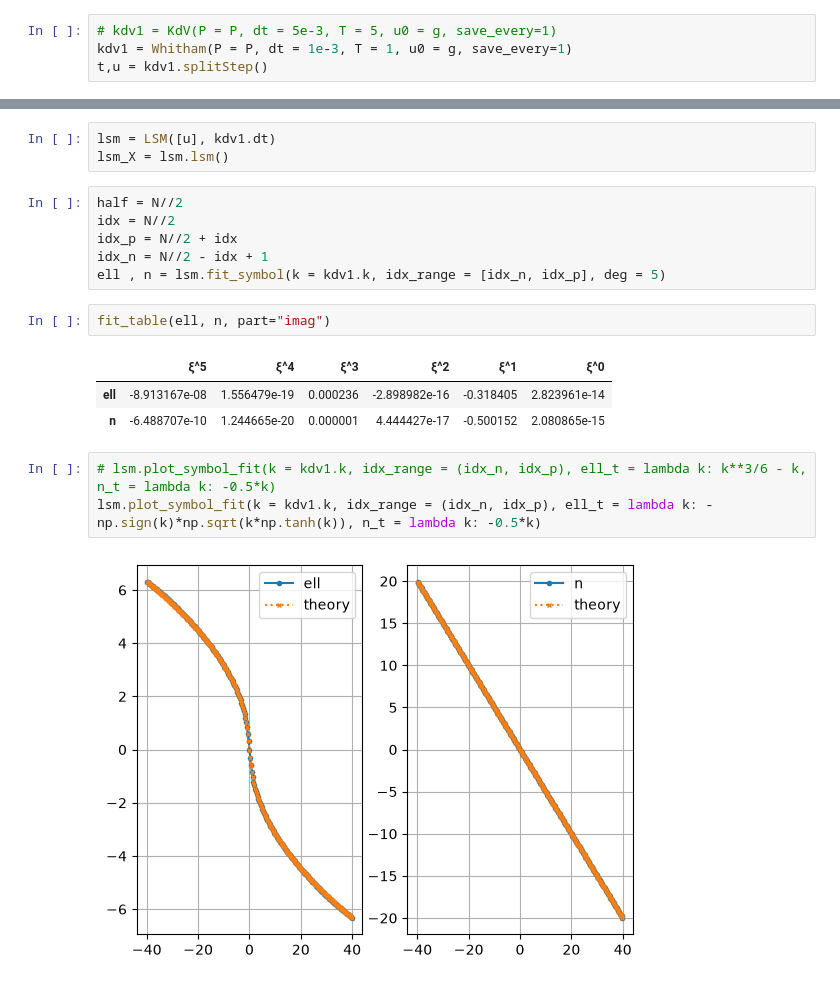
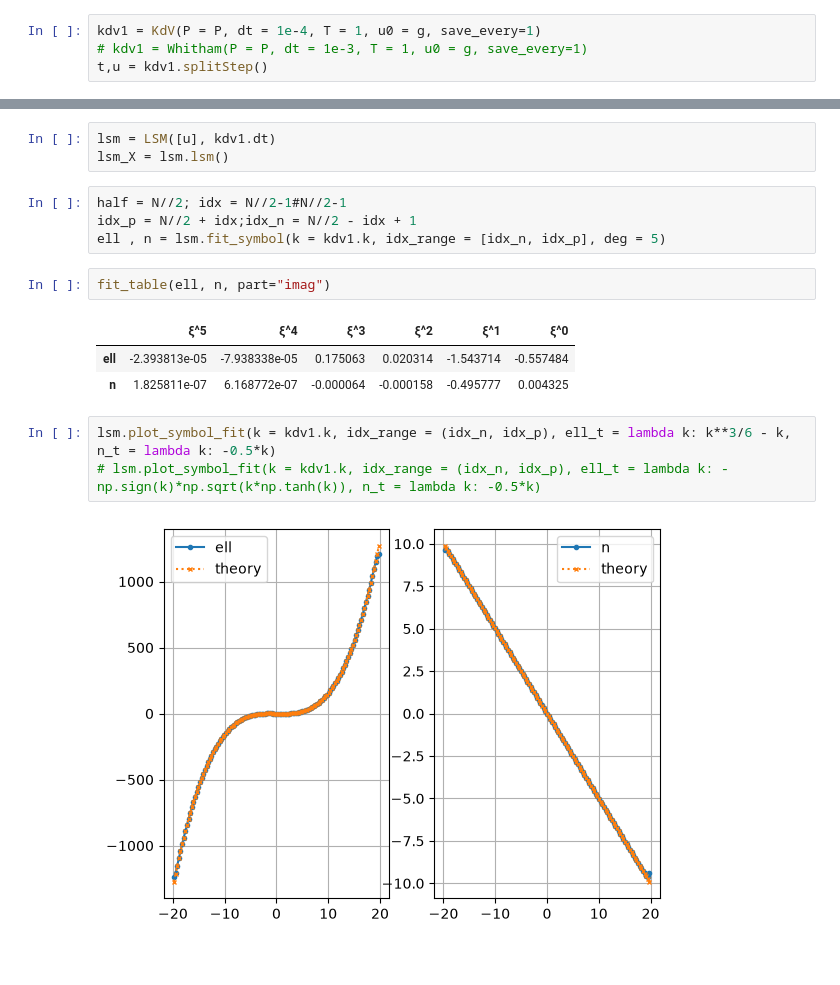
Before and after one commit to DeltaSG/Prosjekt_Master, a Jupyter notebook: Code/SpectralMethods/notebooks/gaussian.ipynb, the cells around one changed output, grey strips where cells are left out. Drawn from its saved outputs; the diff is of its cells as text.

```diff
--- a/Code/SpectralMethods/notebooks/gaussian.ipynb
+++ b/Code/SpectralMethods/notebooks/gaussian.ipynb
@@ -24,8 +26,8 @@ g = np.exp(-x**2)
 # %%
 # plt.plot(x, g);
 # %%
-# kdv1 = KdV(P = P, dt = 5e-3, T = 5, u0 = g, save_every=1)
-kdv1 = Whitham(P = P, dt = 1e-3, T = 1, u0 = g, save_every=1)
+kdv1 = KdV(P = P, dt = 1e-4, T = 1, u0 = g, save_every=1)
+# kdv1 = Whitham(P = P, dt = 1e-3, T = 1, u0 = g, save_every=1)
 t,u = kdv1.splitStep()
 # %%
 # animate_solution_nb(x, u)
@@ -33,19 +35,17 @@ t,u = kdv1.splitStep()
 lsm = LSM([u], kdv1.dt)
 lsm_X = lsm.lsm()
 # %%
-half = N//2
-idx = N//2
-idx_p = N//2 + idx
-idx_n = N//2 - idx + 1
+half = N//2; idx = N//2-1#N//2-1
+idx_p = N//2 + idx;idx_n = N//2 - idx + 1
 ell , n = lsm.fit_symbol(k = kdv1.k, idx_range = [idx_n, idx_p], deg = 5)
 # %%
 fit_table(ell, n, part="imag")
 # %% [output]
 |  | ξ^5 | ξ^4 | ξ^3 | ξ^2 | ξ^1 | ξ^0 |
-| ell | -8.913167e-08 | 1.556479e-19 | 0.000236 | -2.898982e-16 | -0.318405 | 2.823961e-14 |
-| n | -6.488707e-10 | 1.244665e-20 | 0.000001 | 4.444427e-17 | -0.500152 | 2.080865e-15 |
+| ell | -2.393813e-05 | -7.938338e-05 | 0.175063 | 0.020314 | -1.543714 | -0.557484 |
+| n | 1.825811e-07 | 6.168772e-07 | -0.000064 | -0.000158 | -0.495777 | 0.004325 |
 # %%
-# lsm.plot_symbol_fit(k = kdv1.k, idx_range = (idx_n, idx_p), ell_t = lambda k: k**3/6 - k, n_t = lambda k: -0.5*k)
-lsm.plot_symbol_fit(k = kdv1.k, idx_range = (idx_n, idx_p), ell_t = lambda k: -np.sign(k)*np.sqrt(k*np.tanh(k)), n_t = lambda k: -0.5*k)
+lsm.plot_symbol_fit(k = kdv1.k, idx_range = (idx_n, idx_p), ell_t = lambda k: k**3/6 - k, n_t = lambda k: -0.5*k)
+# lsm.plot_symbol_fit(k = kdv1.k, idx_range = (idx_n, idx_p), ell_t = lambda k: -np.sign(k)*np.sqrt(k*np.tanh(k)), n_t = lambda k: -0.5*k)
 # %% [output]
-[figure, old version]
+[figure, new version]
```
Also changed, not shown: parts of 1 cell of this notebook, 3 other files.
